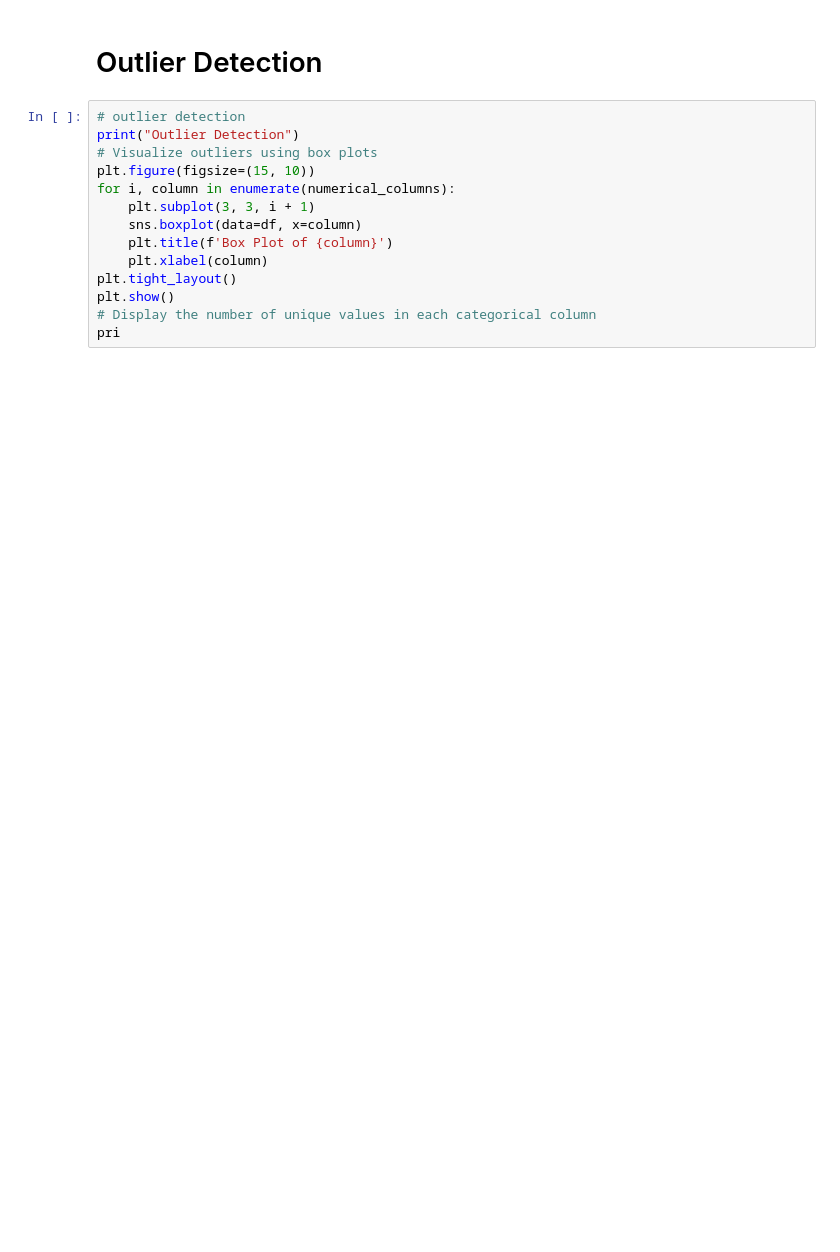
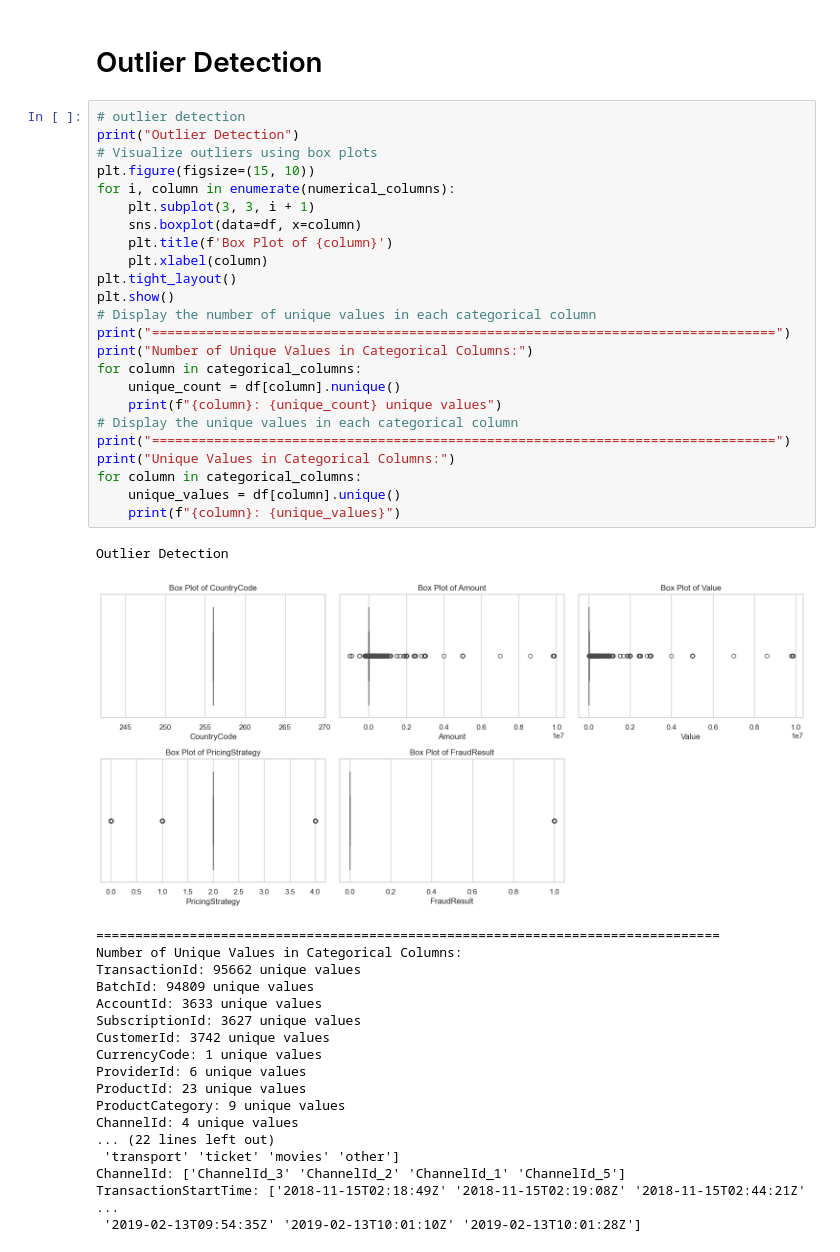
Before and after one commit to nanecha/Credit-Risk-Model, a Jupyter notebook: notebooks/1.0Eda.ipynb, the cells around one changed output. Saved outputs shown, nothing was run; the diff lists cells and outputs as text; blank space fills up the shorter version.

```diff
--- a/notebooks/1.0Eda.ipynb
+++ b/notebooks/1.0Eda.ipynb
@@ -181,14 +192,44 @@ plt.show()
 # %%
 # outlier detection
 print("Outlier Detection")
 # Visualize outliers using box plots
 plt.figure(figsize=(15, 10))
 for i, column in enumerate(numerical_columns):
     plt.subplot(3, 3, i + 1)
     sns.boxplot(data=df, x=column)
     plt.title(f'Box Plot of {column}')
     plt.xlabel(column)
 plt.tight_layout()
 plt.show()
 # Display the number of unique values in each categorical column
-pri
+print("================================================================================")
+print("Number of Unique Values in Categorical Columns:")
+for column in categorical_columns:
+    unique_count = df[column].nunique()
+    print(f"{column}: {unique_count} unique values")
+# Display the unique values in each categorical column
+print("================================================================================")
+print("Unique Values in Categorical Columns:")
+for column in categorical_columns:
+    unique_values = df[column].unique()
+    print(f"{column}: {unique_values}")
+# %% [output]
+Outlier Detection
+[figure, added]
+================================================================================
+Number of Unique Values in Categorical Columns:
+TransactionId: 95662 unique values
+BatchId: 94809 unique values
+AccountId: 3633 unique values
+SubscriptionId: 3627 unique values
+CustomerId: 3742 unique values
+CurrencyCode: 1 unique values
+ProviderId: 6 unique values
+ProductId: 23 unique values
+ProductCategory: 9 unique values
+ChannelId: 4 unique values
+... (22 lines left out)
+ 'transport' 'ticket' 'movies' 'other']
+ChannelId: ['ChannelId_3' 'ChannelId_2' 'ChannelId_1' 'ChannelId_5']
+TransactionStartTime: ['2018-11-15T02:18:49Z' '2018-11-15T02:19:08Z' '2018-11-15T02:44:21Z' ...
+ '2019-02-13T09:54:35Z' '2019-02-13T10:01:10Z' '2019-02-13T10:01:28Z']
```
Also changed, not shown: parts of 2 cells of this notebook.
